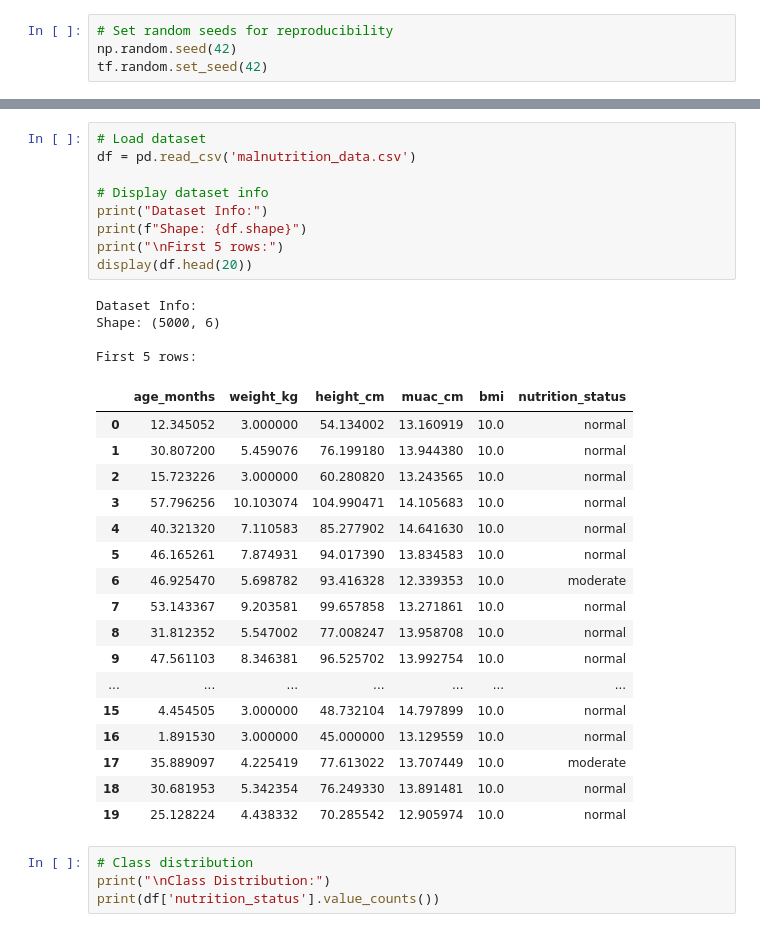
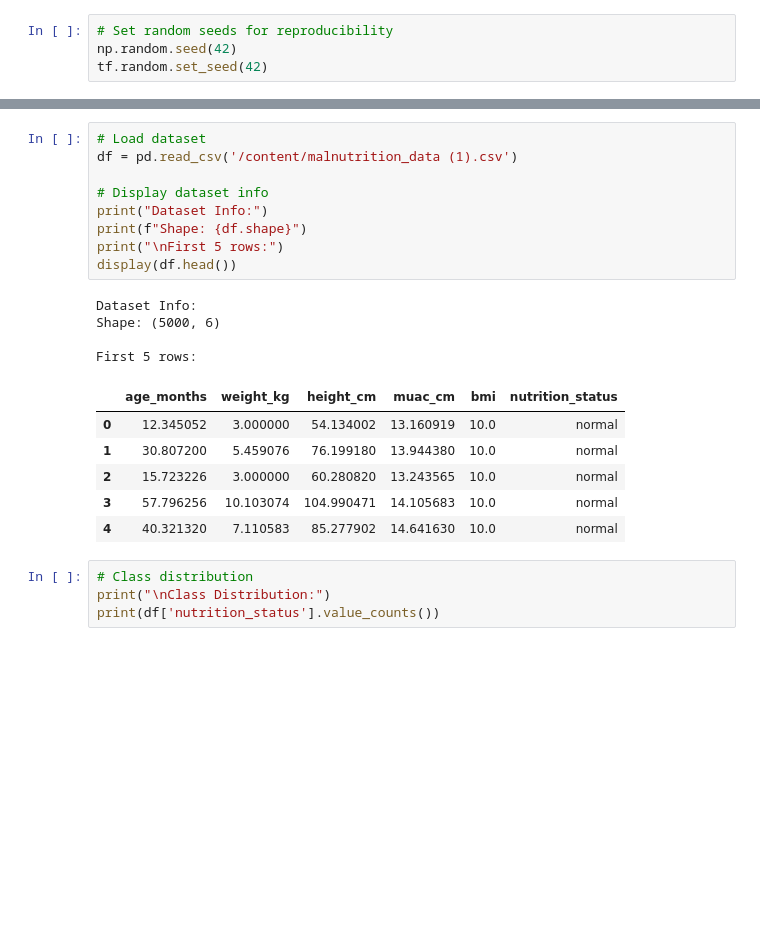
Before and after one commit to Dau2004/Child-Malnutrition-Classification, a Jupyter notebook: Summative_Assignment_Model_Training_and_Evaluation.ipynb, the cells around one changed output, grey strips where cells are left out. Cells and saved outputs as stored; diff of their text form; blank space fills up the shorter version.

```diff
--- a/Summative_Assignment_Model_Training_and_Evaluation.ipynb
+++ b/Summative_Assignment_Model_Training_and_Evaluation.ipynb
@@ -107,34 +34,23 @@ malnutrition_df.to_csv('malnutrition_data.csv', index=False)
 # %%
 # Load dataset
-df = pd.read_csv('malnutrition_data.csv')
+df = pd.read_csv('/content/malnutrition_data (1).csv')
 
 # Display dataset info
 print("Dataset Info:")
 print(f"Shape: {df.shape}")
 print("\nFirst 5 rows:")
-display(df.head(20))
+display(df.head())
 # %% [output]
 Dataset Info:
 Shape: (5000, 6)
 
 First 5 rows:
 |  | age_months | weight_kg | height_cm | muac_cm | bmi | nutrition_status |
 | 0 | 12.345052 | 3.000000 | 54.134002 | 13.160919 | 10.0 | normal |
 | 1 | 30.807200 | 5.459076 | 76.199180 | 13.944380 | 10.0 | normal |
 | 2 | 15.723226 | 3.000000 | 60.280820 | 13.243565 | 10.0 | normal |
 | 3 | 57.796256 | 10.103074 | 104.990471 | 14.105683 | 10.0 | normal |
 | 4 | 40.321320 | 7.110583 | 85.277902 | 14.641630 | 10.0 | normal |
-| 5 | 46.165261 | 7.874931 | 94.017390 | 13.834583 | 10.0 | normal |
-| 6 | 46.925470 | 5.698782 | 93.416328 | 12.339353 | 10.0 | moderate |
-| 7 | 53.143367 | 9.203581 | 99.657858 | 13.271861 | 10.0 | normal |
-| 8 | 31.812352 | 5.547002 | 77.008247 | 13.958708 | 10.0 | normal |
-| 9 | 47.561103 | 8.346381 | 96.525702 | 13.992754 | 10.0 | normal |
-| ... | ... | ... | ... | ... | ... | ... |
-| 15 | 4.454505 | 3.000000 | 48.732104 | 14.797899 | 10.0 | normal |
-| 16 | 1.891530 | 3.000000 | 45.000000 | 13.129559 | 10.0 | normal |
-| 17 | 35.889097 | 4.225419 | 77.613022 | 13.707449 | 10.0 | moderate |
-| 18 | 30.681953 | 5.342354 | 76.249330 | 13.891481 | 10.0 | normal |
-| 19 | 25.128224 | 4.438332 | 70.285542 | 12.905974 | 10.0 | normal |
 # %%
 # Class distribution
 print("\nClass Distribution:")
```
Also changed, not shown: parts of 8 cells of this notebook.
